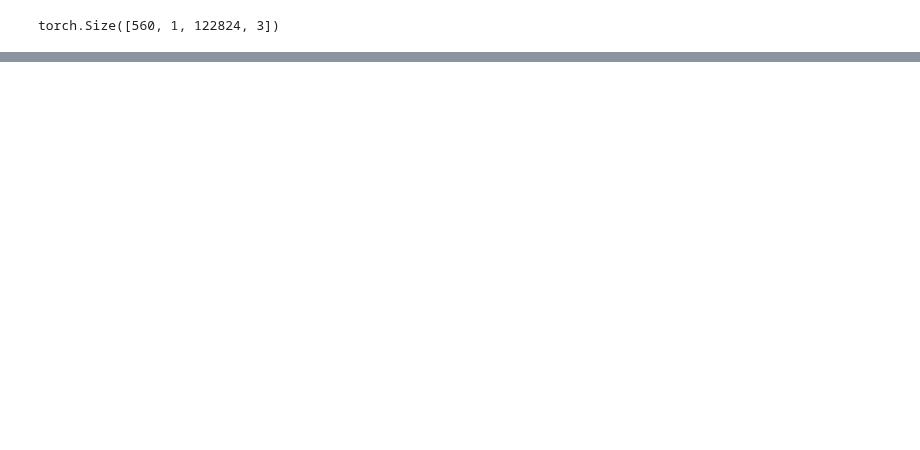
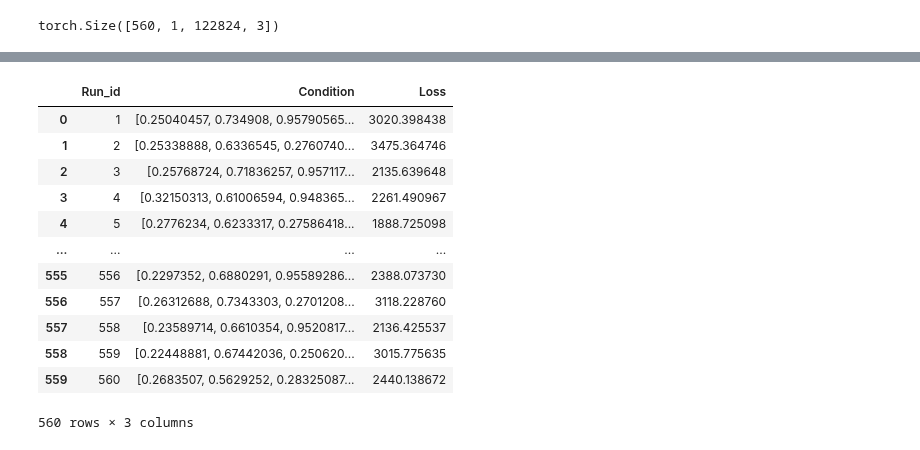
Before and after one commit to yoavlv/PHM_Data_challenge, a Jupyter notebook: models/model1.ipynb, the cells around one changed output, grey strips where cells are left out. Cells and saved outputs as stored; diff of their text form; code cells hidden in the pictures; blank space fills up the shorter version.

```diff
--- a/models/model1.ipynb
+++ b/models/model1.ipynb
@@ -186,0 +155,36 @@ result_df
+# %%
+def predict(model, dataset):
+  predictions, losses = [], []
+  criterion = nn.L1Loss(reduction='sum')
+  # criterion = nn.MSELoss()
+  with torch.no_grad():
+    model = model.eval()
+    for seq_true in dataset:
+      seq_true = seq_true
+      seq_pred = model(seq_true)
+      loss = criterion(seq_pred, seq_true)
+      predictions.append(seq_pred.cpu().numpy().flatten())
+      losses.append(loss.item())
+      result_df = pd.DataFrame({
+        'Run_id': range(1, len(predictions) + 1),
+        'Condition': predictions,
+        'Loss':losses,
+    })
+  return result_df , predictions, losses
+
+df_pred ,predictions, losses = predict(model , dataset_tensor)
+df_pred
+# %% [output]
+|  | Run_id | Condition | Loss |
+| 0 | 1 | [0.25040457, 0.734908, 0.95790565... | 3020.398438 |
+| 1 | 2 | [0.25338888, 0.6336545, 0.2760740... | 3475.364746 |
+| 2 | 3 | [0.25768724, 0.71836257, 0.957117... | 2135.639648 |
+| 3 | 4 | [0.32150313, 0.61006594, 0.948365... | 2261.490967 |
+| 4 | 5 | [0.2776234, 0.6233317, 0.27586418... | 1888.725098 |
+| ... | ... | ... | ... |
+| 555 | 556 | [0.2297352, 0.6880291, 0.95589286... | 2388.073730 |
+| 556 | 557 | [0.26312688, 0.7343303, 0.2701208... | 3118.228760 |
+| 557 | 558 | [0.23589714, 0.6610354, 0.9520817... | 2136.425537 |
+| 558 | 559 | [0.22448881, 0.67442036, 0.250620... | 3015.775635 |
+| 559 | 560 | [0.2683507, 0.5629252, 0.28325087... | 2440.138672 |
+560 rows × 3 columns
```
Also changed, not shown: parts of 15 cells of this notebook, 3 other files.
